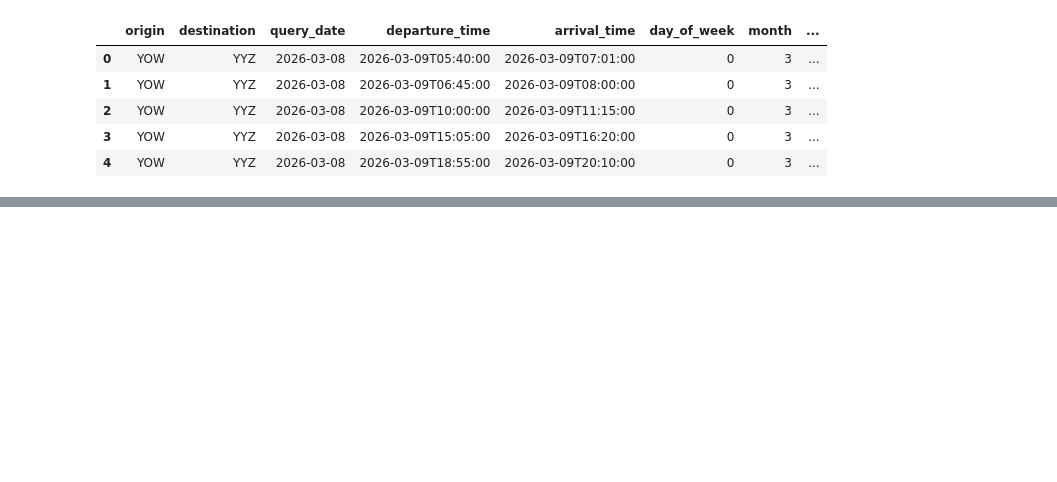
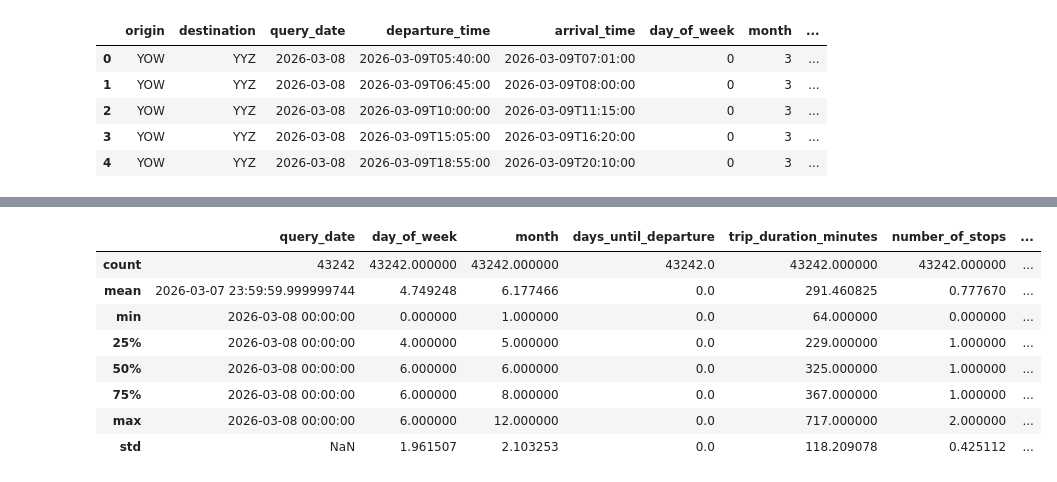
Before and after one commit to sheenamrv/flight-price-prediction-web-app, a Jupyter notebook: data cleaning and eda/data cleaning.ipynb, the cells around one changed output, grey strips where cells are left out. Cells and saved outputs as stored; diff of their text form; code cells hidden in the pictures; blank space fills up the shorter version.

```diff
--- a/data cleaning and eda/data cleaning.ipynb
+++ b/data cleaning and eda/data cleaning.ipynb
@@ -24,0 +58,12 @@ df.head()
+# %%
+df.describe()
+# %% [output]
+|  | query_date | day_of_week | month | days_until_departure | trip_duration_minutes | number_of_stops | ... |
+| count | 43242 | 43242.000000 | 43242.000000 | 43242.0 | 43242.000000 | 43242.000000 | ... |
+| mean | 2026-03-07 23:59:59.999999744 | 4.749248 | 6.177466 | 0.0 | 291.460825 | 0.777670 | ... |
+| min | 2026-03-08 00:00:00 | 0.000000 | 1.000000 | 0.0 | 64.000000 | 0.000000 | ... |
+| 25% | 2026-03-08 00:00:00 | 4.000000 | 5.000000 | 0.0 | 229.000000 | 1.000000 | ... |
+| 50% | 2026-03-08 00:00:00 | 6.000000 | 6.000000 | 0.0 | 325.000000 | 1.000000 | ... |
+| 75% | 2026-03-08 00:00:00 | 6.000000 | 8.000000 | 0.0 | 367.000000 | 1.000000 | ... |
+| max | 2026-03-08 00:00:00 | 6.000000 | 12.000000 | 0.0 | 717.000000 | 2.000000 | ... |
+| std | NaN | 1.961507 | 2.103253 | 0.0 | 118.209078 | 0.425112 | ... |
```
Also changed, not shown: parts of 22 cells of this notebook, 3 other files.
